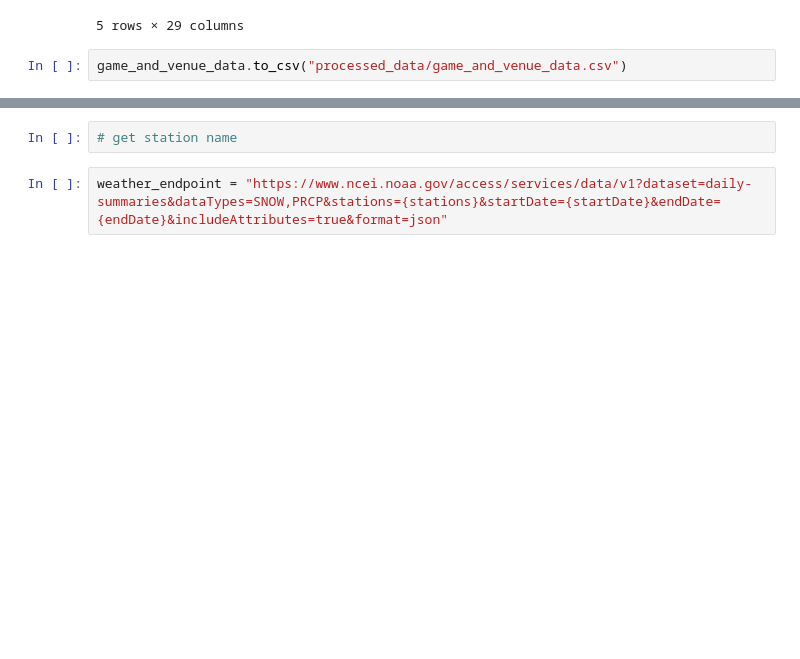
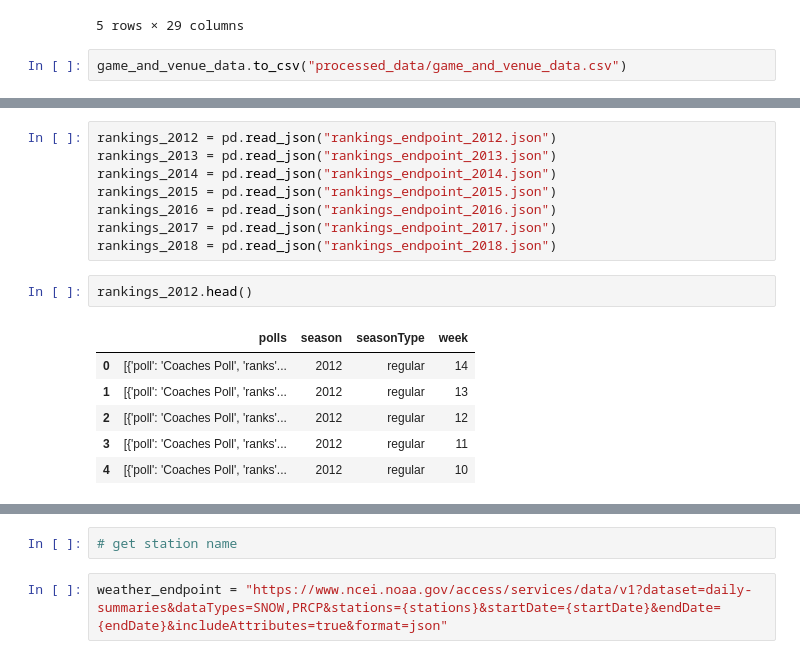
Before and after one commit to TaraWilson17/data512, a Jupyter notebook: final_project/data_collection.ipynb, the cells around one changed output, grey strips where cells are left out. Saved outputs shown, nothing was run; the diff lists cells and outputs as text; blank space fills up the shorter version.

Commit message:
Adds parsing of ranking data to pull out AP top 25 teams

```diff
--- a/final_project/data_collection.ipynb
+++ b/final_project/data_collection.ipynb
@@ -133,0 +143,17 @@ game_and_venue_data.to_csv("processed_data/game_and_venue_data.csv")
+# %%
+rankings_2012 = pd.read_json("rankings_endpoint_2012.json")
+rankings_2013 = pd.read_json("rankings_endpoint_2013.json")
+rankings_2014 = pd.read_json("rankings_endpoint_2014.json")
+rankings_2015 = pd.read_json("rankings_endpoint_2015.json")
+rankings_2016 = pd.read_json("rankings_endpoint_2016.json")
+rankings_2017 = pd.read_json("rankings_endpoint_2017.json")
+rankings_2018 = pd.read_json("rankings_endpoint_2018.json")
+# %%
+rankings_2012.head()
+# %% [output]
+|  | polls | season | seasonType | week |
+| 0 | [{'poll': 'Coaches Poll', 'ranks'... | 2012 | regular | 14 |
+| 1 | [{'poll': 'Coaches Poll', 'ranks'... | 2012 | regular | 13 |
+| 2 | [{'poll': 'Coaches Poll', 'ranks'... | 2012 | regular | 12 |
+| 3 | [{'poll': 'Coaches Poll', 'ranks'... | 2012 | regular | 11 |
+| 4 | [{'poll': 'Coaches Poll', 'ranks'... | 2012 | regular | 10 |
```
Also changed, not shown: parts of 3 cells of this notebook.
